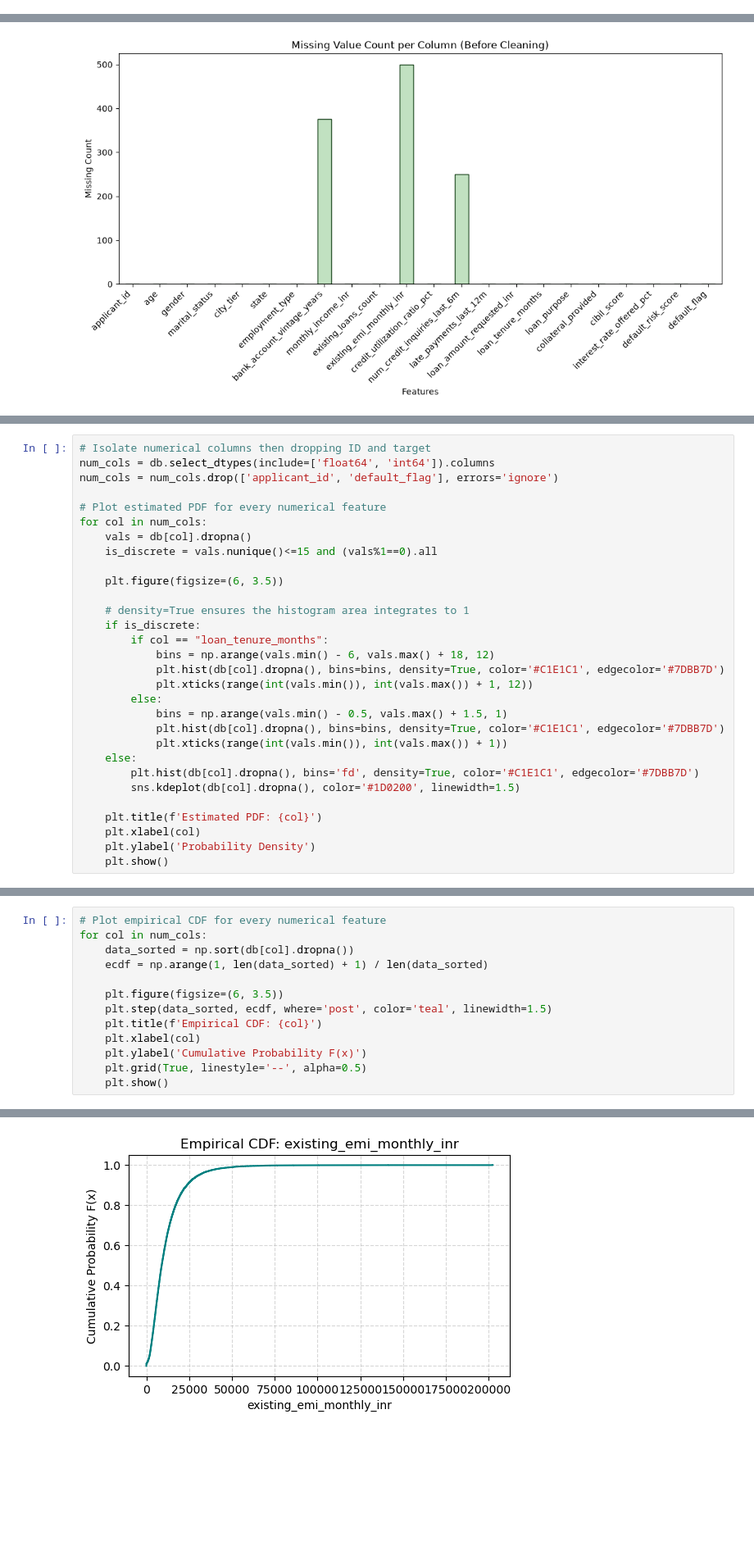
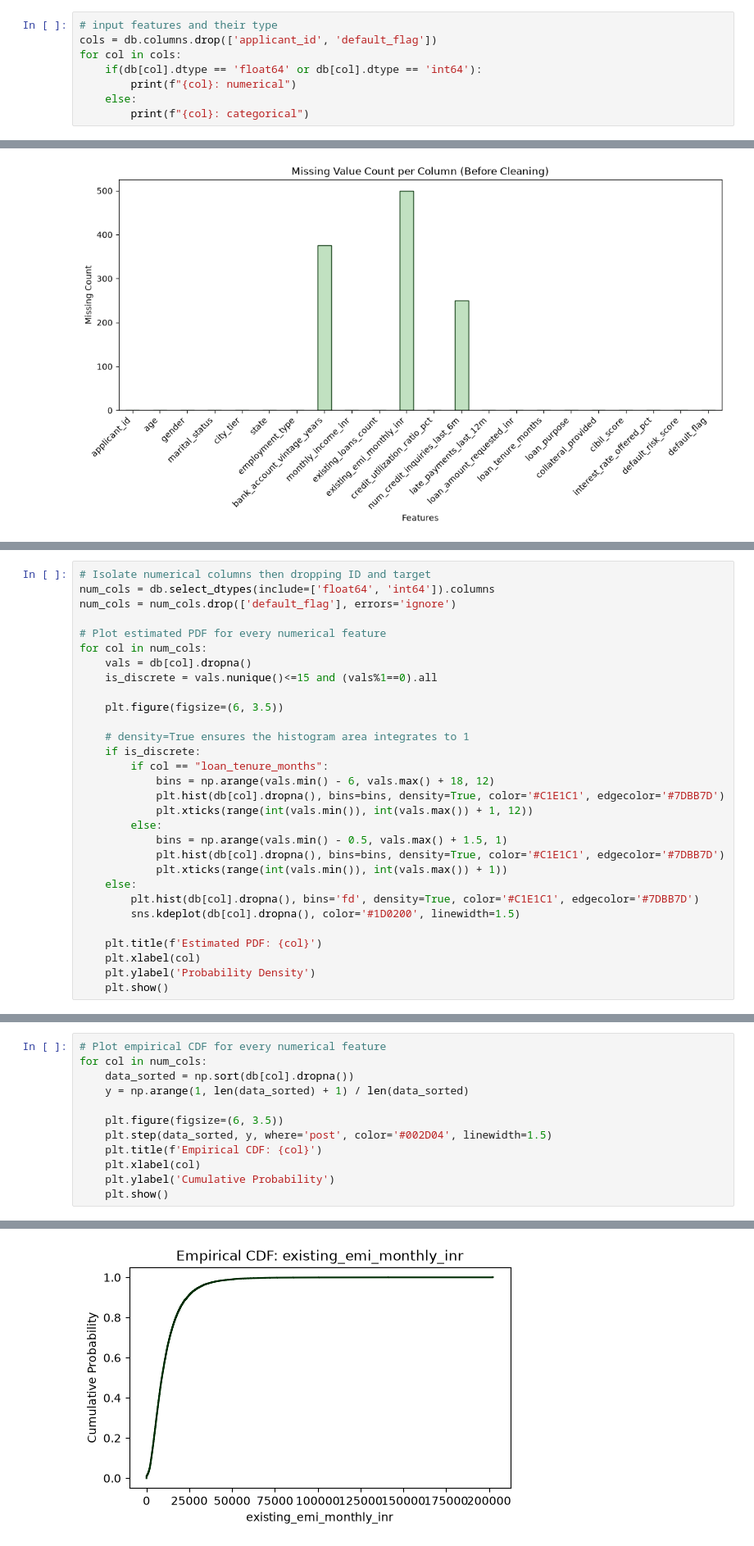
Before and after one commit to amoora-23/Random-Signals-Project, a Jupyter notebook: M1_notebook.ipynb, the cells around one changed output, grey strips where cells are left out. Shown at 82% size. Drawn from its saved outputs; the diff is of its cells as text; blank space fills up the shorter version.

```diff
--- a/M1_notebook.ipynb
+++ b/M1_notebook.ipynb
@@ -6,0 +25,8 @@ db = pd.read_csv('loan_data.csv')
+# %%
+# input features and their type
+cols = db.columns.drop(['applicant_id', 'default_flag'])
+for col in cols:
+    if(db[col].dtype == 'float64' or db[col].dtype == 'int64'):
+        print(f"{col}: numerical")
+    else:
+        print(f"{col}: categorical")
@@ -129,7 +180,7 @@ plt.show()
 # %%
 # Isolate numerical columns then dropping ID and target
 num_cols = db.select_dtypes(include=['float64', 'int64']).columns
-num_cols = num_cols.drop(['applicant_id', 'default_flag'], errors='ignore')
+num_cols = num_cols.drop(['default_flag'], errors='ignore')
 
 # Plot estimated PDF for every numerical feature
 for col in num_cols:
@@ -176,13 +227,12 @@ The estimated PDFs show that features like monthly_income_inr, existing_emi_mont
 # Plot empirical CDF for every numerical feature
 for col in num_cols:
     data_sorted = np.sort(db[col].dropna())
-    ecdf = np.arange(1, len(data_sorted) + 1) / len(data_sorted)
+    y = np.arange(1, len(data_sorted) + 1) / len(data_sorted)
 
     plt.figure(figsize=(6, 3.5))
-    plt.step(data_sorted, ecdf, where='post', color='teal', linewidth=1.5)
+    plt.step(data_sorted, y, where='post', color='#002D04', linewidth=1.5)
     plt.title(f'Empirical CDF: {col}')
     plt.xlabel(col)
-    plt.ylabel('Cumulative Probability F(x)')
-    plt.grid(True, linestyle='--', alpha=0.5)
+    plt.ylabel('Cumulative Probability')
     plt.show()
 # %% [output]
@@ -193 +243 @@ for col in num_cols:
-[figure, old version]
+[figure, new version]
```
Also changed, not shown: parts of 11 cells of this notebook.
